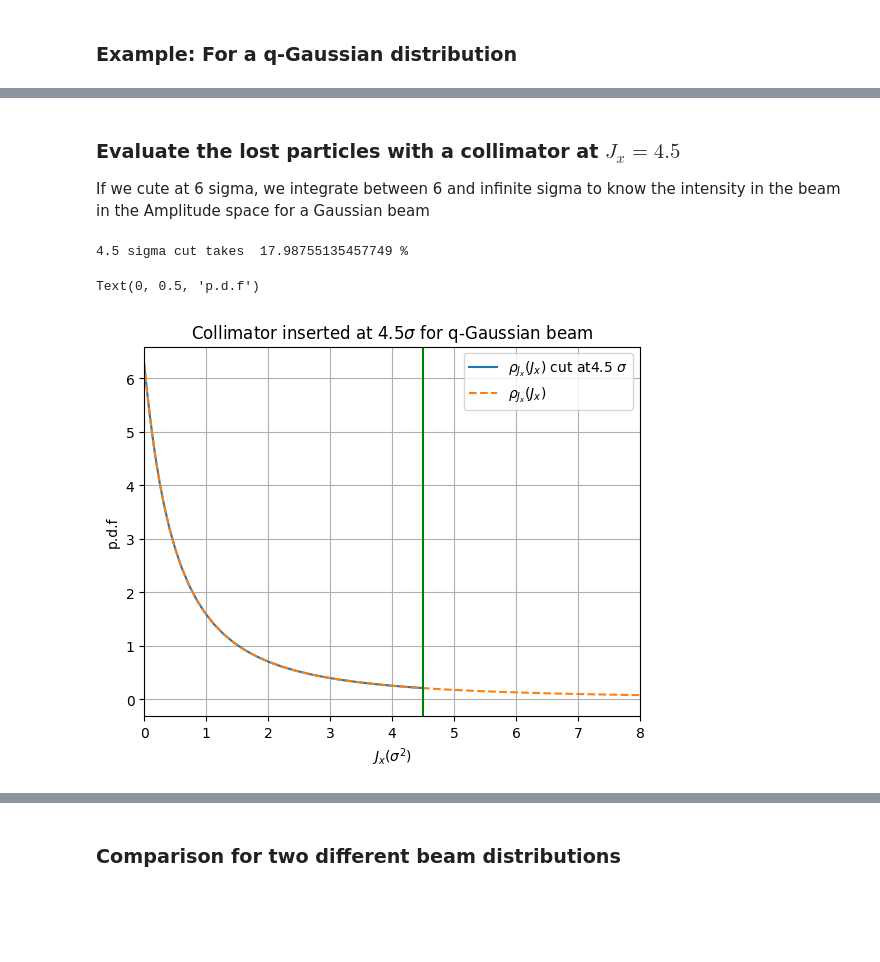
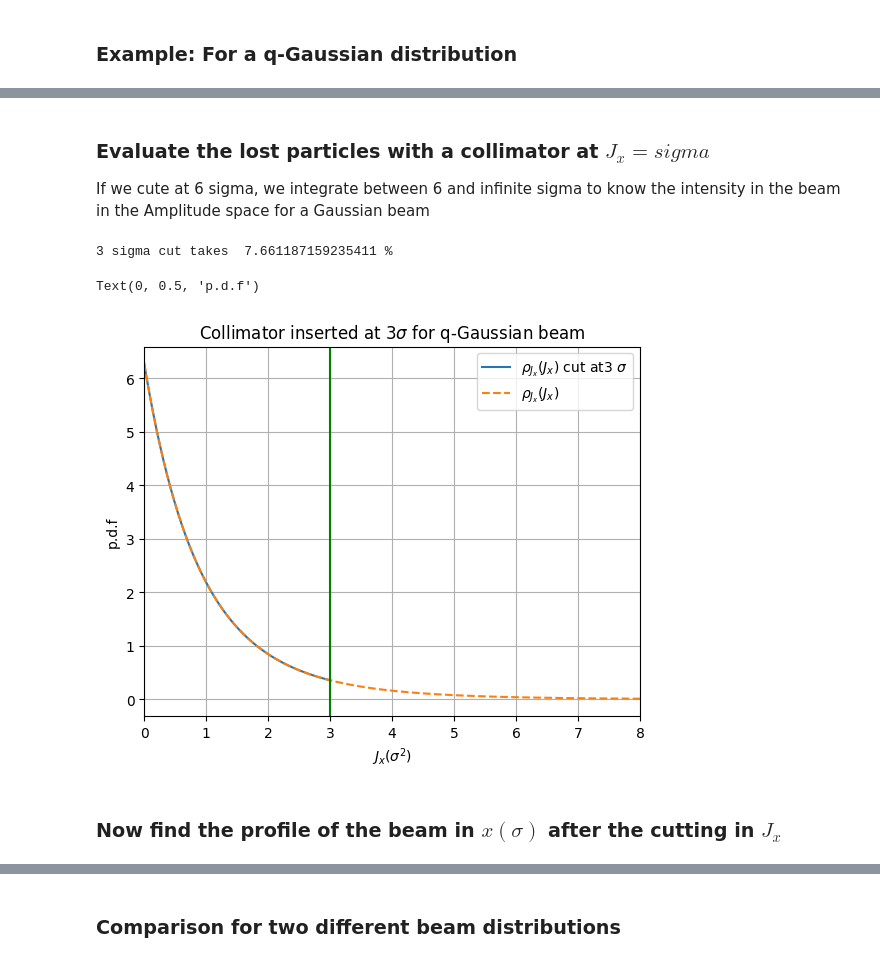
Before and after one commit to ElleanorLamb/xsuite_functions, a Jupyter notebook: Examples/collimation_density.ipynb, the cells around one changed output, grey strips where cells are left out. Drawn from its saved outputs; the diff is of its cells as text; code cells hidden in the pictures; blank space fills up the shorter version.

```diff
--- a/Examples/collimation_density.ipynb
+++ b/Examples/collimation_density.ipynb
@@ -231,15 +343,15 @@ Text(0, 0.5, 'p.d.f')
 ### Example: For a q-Gaussian distribution
 # %%
 ############ beam distribution symmetric about 0
-x = np.linspace(0.00001,100,1000)
+x = np.linspace(0.00001,20,10000)
 
-q0=1.4
+q0=1.1
 b0=1/(5-3*q0)
 
 
 
 qgauss = xb.distributions.qGauss(x,mu=0,q=q0,A=1,b=b0)
-qgauss = np.nan_to_num(qgauss, 0)
+qgauss = np.nan_to_num(qgauss.copy(), 0)
 
 plt.plot(x,qgauss)
 plt.xlim([0,8])
@@ -251,8 +363,8 @@ plt.ylabel('p.d.f')
 
 ############ Inverse Abel transform
 
-r = np.linspace(0.00001,100,1000)
-abel_qgauss = direct_transform(qgauss, dr=np.diff(x)[0], direction="Inverse", correction=True)
+r = np.linspace(0.00001,20,10000)
+abel_qgauss = direct_transform(qgauss.copy(), dr=np.diff(x)[0], direction="Inverse", correction=True)
 
 
 
@@ -287,45 +399,47 @@ Text(0, 0.5, 'p.d.f')
 # %% [markdown]
-### Evaluate the lost particles with a collimator at $J_x = 4.5$
+### Evaluate the lost particles with a collimator at $J_x =  sigma$
 
 If we cute at 6 sigma, we integrate between 6 and infinite sigma to know the intensity in the beam in the Amplitude space
 for a Gaussian beam
 # %%
 ############ define your collimator position
 
-collim_position = 4.5
+collim_position = 3
 
 ############ Interpolate the pdf
 
-xcollim = np.linspace(0.0000,collim_position,200) # 0 to 3 sigma
+xcollim_q = np.linspace(0.0000,collim_position,1000) # 0 to 3 sigma
 x = jx
 y = pdf_jx_q
-ycollim = np.interp(xcollim, x, y)
+ycollim_q = np.interp(xcollim_q, x, y)
 
 
 ############# Integrate up to the collimator and then normalise
 
-perc_cut = sp.integrate.simps(ycollim, x=xcollim, dx=1, axis=-1,)
+perc_cut = sp.integrate.simps(ycollim_q, x=xcollim_q, dx=1, axis=-1,)
 perc_all = sp.integrate.simps(pdf_jx_q, x=jx, dx=1, axis=-1,)
 
 
 ############## calculate percentage lost
 
 perc_q = 100-(perc_cut/perc_all)*100
 print(str(collim_position) , 'sigma cut takes ',  perc_q, '%')
 
 
 ############### plot
 plt.figure()
-plt.plot(xcollim, ycollim, label='$\\rho_{J_x}(J_x)$ cut at' + str(collim_position) +  ' $\sigma$ ')
+plt.plot(xcollim_q, ycollim_q, label='$\\rho_{J_x}(J_x)$ cut at' + str(collim_position) +  ' $\sigma$ ')
 plt.plot(jx,pdf_jx_q, linestyle= '--',label='$\\rho_{J_x}(J_x)$',)
 plt.legend()
 plt.grid()
 plt.title('Collimator inserted at ' + str(collim_position) + '$\sigma$ for q-Gaussian beam')
 plt.xlabel('$J_x(\\sigma^2)$')
 plt.axvline(x=collim_position, color='g')
 plt.xlim([0,8])
 plt.ylabel('p.d.f')
 # %% [output]
-4.5 sigma cut takes  17.98755135457749 %
+3 sigma cut takes  7.661187159235411 %
 Text(0, 0.5, 'p.d.f')
-[figure, old version]
+[figure, new version]
+# %% [markdown]
+### Now find the profile of the beam in $x(\sigma)$ after the cutting in $J_x$
```
Also changed, not shown: parts of 12 cells of this notebook.
